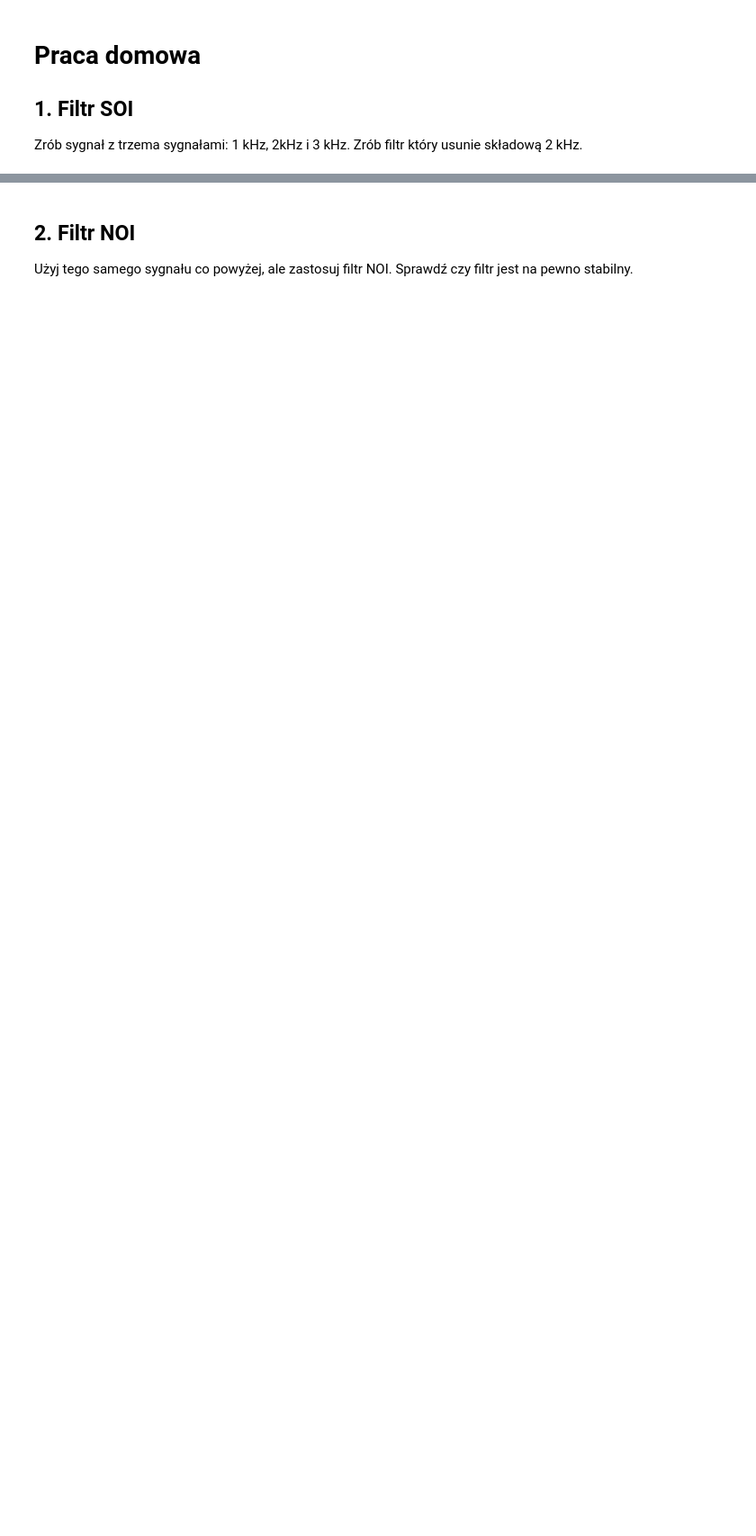
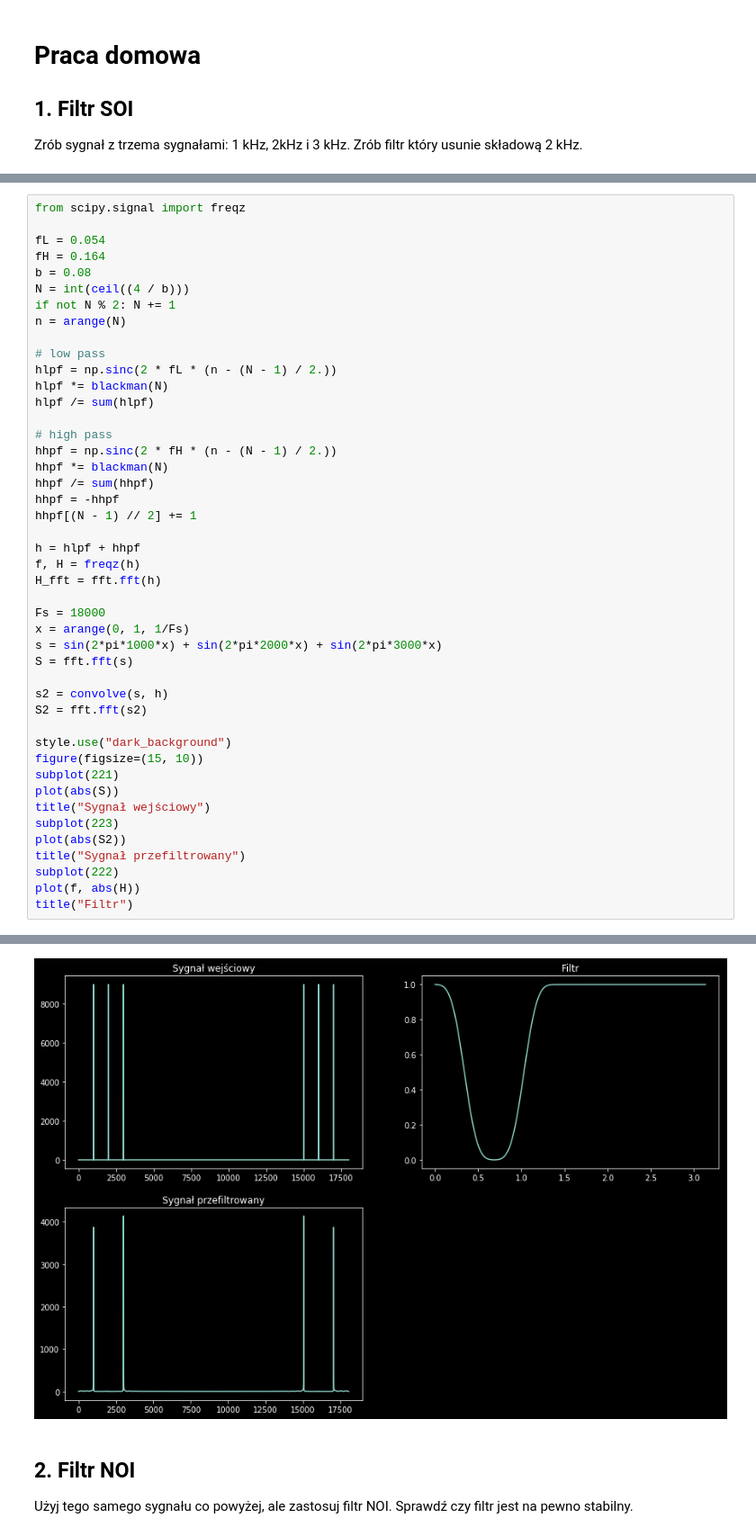
Before and after one commit to nietup/SignalProcessing, a Jupyter notebook: Lab7_dz_Filtry_cyfrowe.ipynb, the cells around one changed output, grey strips where cells are left out. Shown: that part at 90% size. Cells and saved outputs as stored; diff of their text form; blank space fills up the shorter version.

```diff
--- a/Lab7_dz_Filtry_cyfrowe.ipynb
+++ b/Lab7_dz_Filtry_cyfrowe.ipynb
@@ -308,0 +328,46 @@ freqz?
+# %%
+from scipy.signal import freqz
+
+fL = 0.054
+fH = 0.164
+b = 0.08
+N = int(ceil((4 / b)))
+if not N % 2: N += 1
+n = arange(N)
+
+# low pass
+hlpf = np.sinc(2 * fL * (n - (N - 1) / 2.))
+hlpf *= blackman(N)
+hlpf /= sum(hlpf)
+
+# high pass
+hhpf = np.sinc(2 * fH * (n - (N - 1) / 2.))
+hhpf *= blackman(N)
+hhpf /= sum(hhpf)
+hhpf = -hhpf
+hhpf[(N - 1) // 2] += 1
+
+h = hlpf + hhpf
+f, H = freqz(h)
+H_fft = fft.fft(h)
+
+Fs = 18000
+x = arange(0, 1, 1/Fs)
+s = sin(2*pi*1000*x) + sin(2*pi*2000*x) + sin(2*pi*3000*x)
+S = fft.fft(s)
+
+s2 = convolve(s, h)
+S2 = fft.fft(s2)
+
+style.use("dark_background")
+figure(figsize=(15, 10))
+subplot(221)
+plot(abs(S))
+title("Sygnał wejściowy")
+subplot(223)
+plot(abs(S2))
+title("Sygnał przefiltrowany")
+subplot(222)
+plot(f, abs(H))
+title("Filtr")
+# %% [output]
@@ -309,3 +375,4 @@ freqz?
+[figure, added]
 # %% [markdown]
 ## 2. Filtr NOI
 
```
Also changed, not shown: parts of 6 cells of this notebook.
